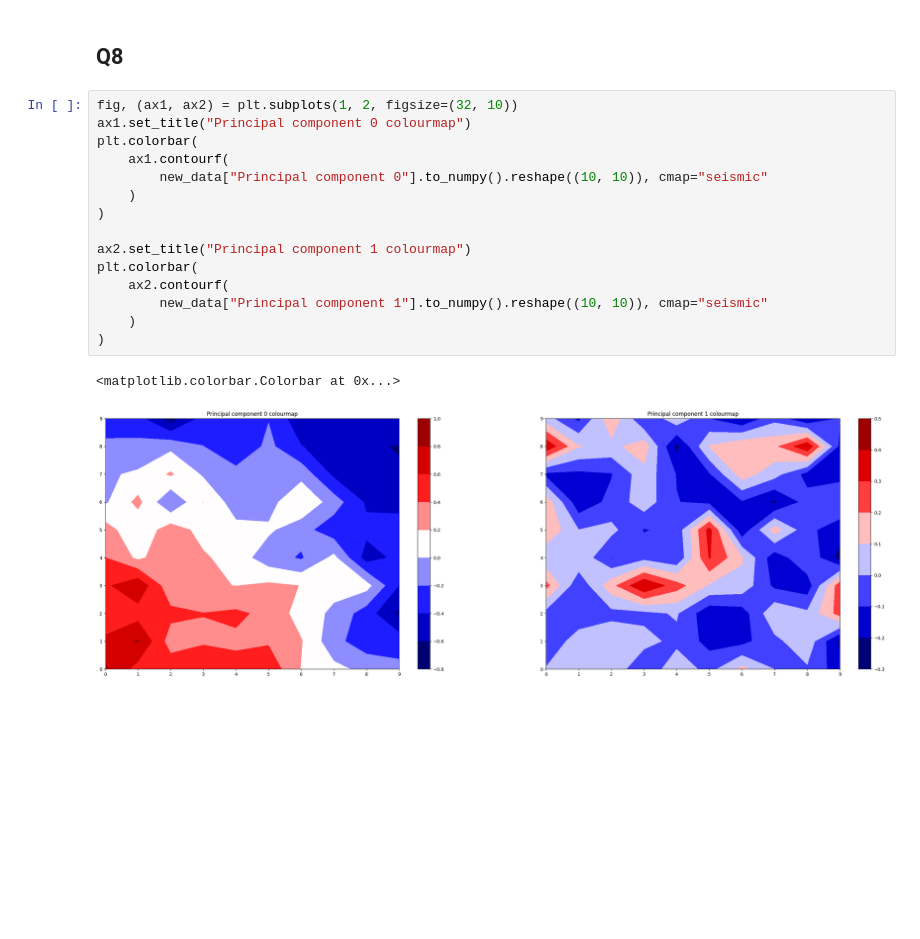
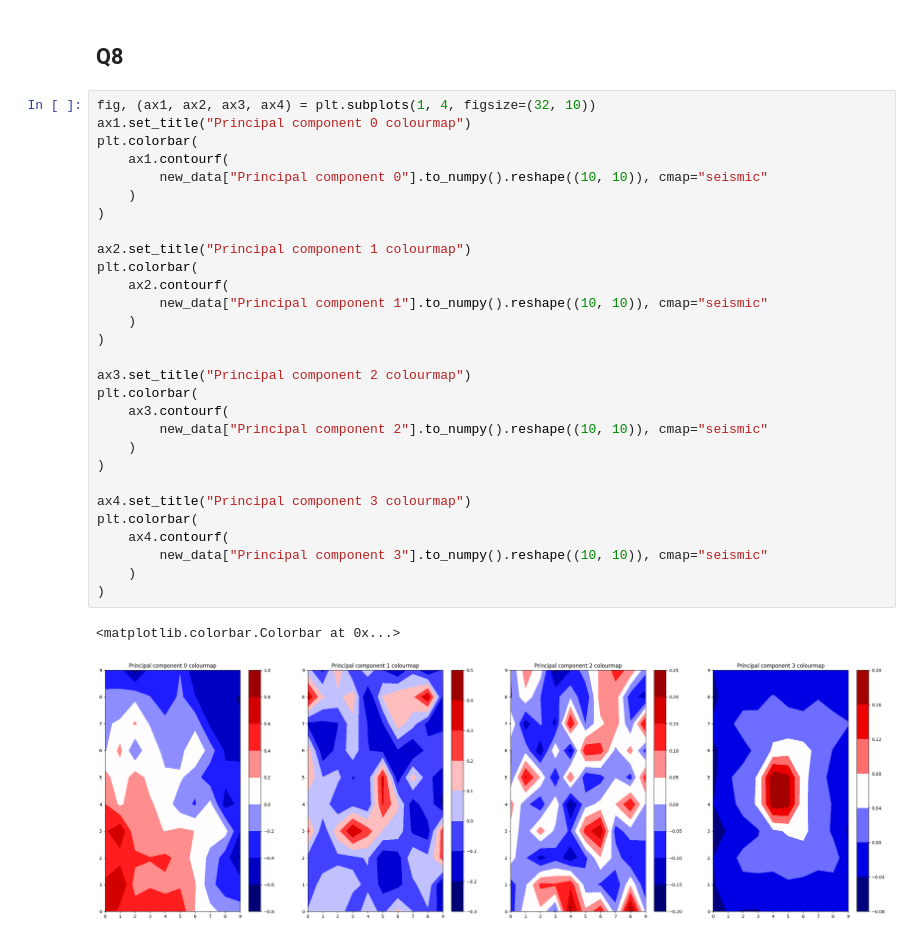
Before and after one commit to dont-text-me/INT3-work, a Jupyter notebook: week-4/PADL-Practical-Week4.ipynb, the cells around one changed output. Saved outputs shown, nothing was run; the diff lists cells and outputs as text; blank space fills up the shorter version.

```diff
--- a/week-4/PADL-Practical-Week4.ipynb
+++ b/week-4/PADL-Practical-Week4.ipynb
@@ -105,20 +105,34 @@ This result is to be expected, the values are not quite equal due to floating po
 # %% [markdown]
 ## Q8
 # %%
-fig, (ax1, ax2) = plt.subplots(1, 2, figsize=(32, 10))
+fig, (ax1, ax2, ax3, ax4) = plt.subplots(1, 4, figsize=(32, 10))
 ax1.set_title("Principal component 0 colourmap")
 plt.colorbar(
     ax1.contourf(
         new_data["Principal component 0"].to_numpy().reshape((10, 10)), cmap="seismic"
     )
 )
 
 ax2.set_title("Principal component 1 colourmap")
 plt.colorbar(
     ax2.contourf(
         new_data["Principal component 1"].to_numpy().reshape((10, 10)), cmap="seismic"
     )
 )
+
+ax3.set_title("Principal component 2 colourmap")
+plt.colorbar(
+    ax3.contourf(
+        new_data["Principal component 2"].to_numpy().reshape((10, 10)), cmap="seismic"
+    )
+)
+
+ax4.set_title("Principal component 3 colourmap")
+plt.colorbar(
+    ax4.contourf(
+        new_data["Principal component 3"].to_numpy().reshape((10, 10)), cmap="seismic"
+    )
+)
 # %% [output]
 <matplotlib.colorbar.Colorbar at 0x...>
-[figure, old version]
+[figure, new version]
```
Also changed, not shown: parts of 1 cell of this notebook, 1 other file.
